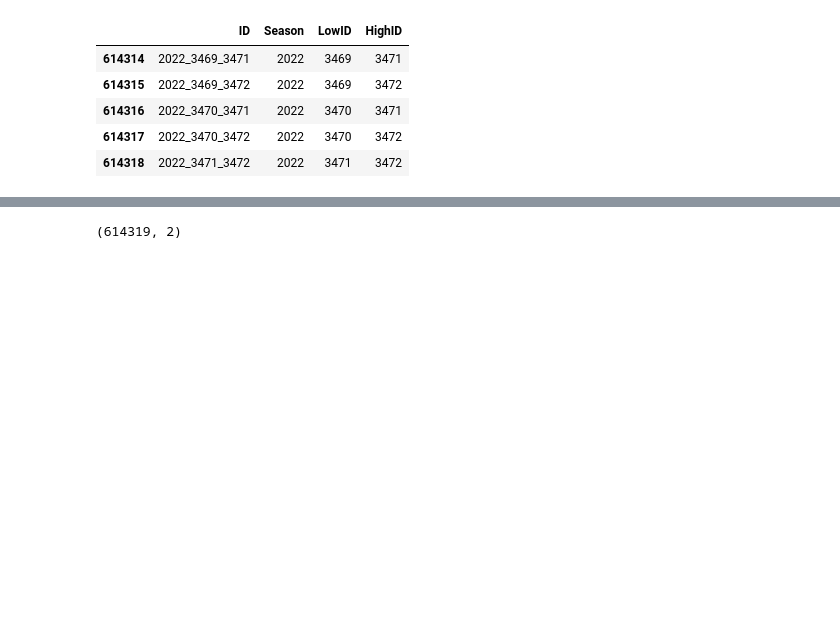
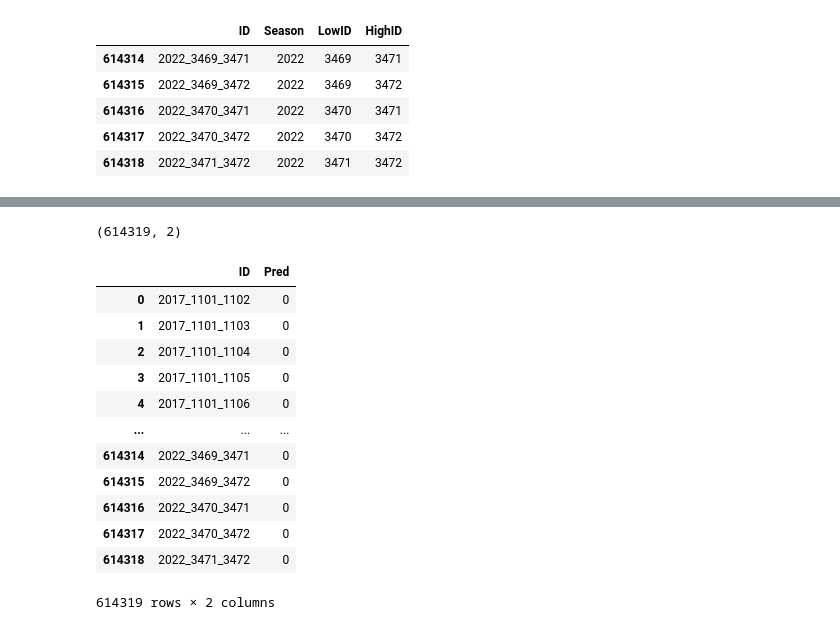
Before and after one commit to sethchart/kaggle-march-machine-learning-mania, a Jupyter notebook: kernels/warmup/notebook.ipynb, the cells around one changed output, grey strips where cells are left out. Drawn from its saved outputs; the diff is of its cells as text; code cells hidden in the pictures; blank space fills up the shorter version.

```diff
--- a/kernels/warmup/notebook.ipynb
+++ b/kernels/warmup/notebook.ipynb
@@ -475,12 +486,26 @@ X_submission_processed = preprocessor.transform(X_submission)
 # %%
 # Use the model to generate predictions
 
 predictions = model.predict(X_submission_processed)
 
 # Save the predictions to a CSV file
 output = pd.DataFrame({"ID": X_submission.index,
                        "Pred": predictions})
 output.to_csv("submission.csv", index=False)
-output.shape
+print(output.shape)
+output
 # %% [output]
 (614319, 2)
+|  | ID | Pred |
+| 0 | 2017_1101_1102 | 0 |
+| 1 | 2017_1101_1103 | 0 |
+| 2 | 2017_1101_1104 | 0 |
+| 3 | 2017_1101_1105 | 0 |
+| 4 | 2017_1101_1106 | 0 |
+| ... | ... | ... |
+| 614314 | 2022_3469_3471 | 0 |
+| 614315 | 2022_3469_3472 | 0 |
+| 614316 | 2022_3470_3471 | 0 |
+| 614317 | 2022_3470_3472 | 0 |
+| 614318 | 2022_3471_3472 | 0 |
+614319 rows × 2 columns
```
Also changed, not shown: parts of 7 cells of this notebook.
